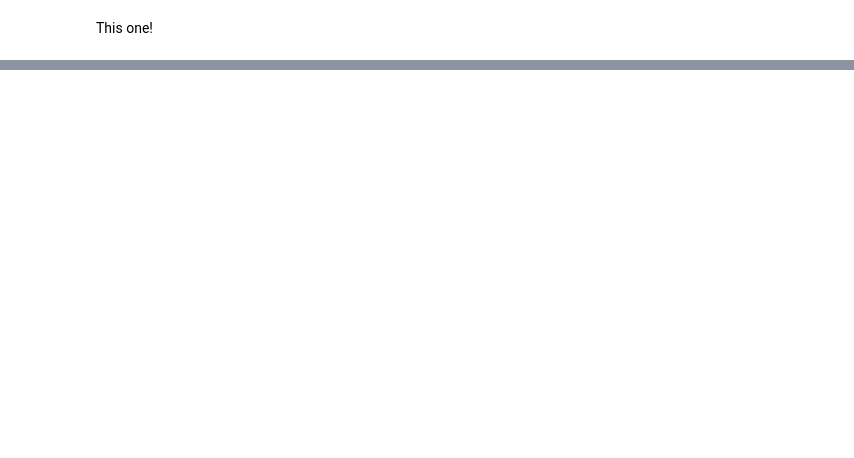
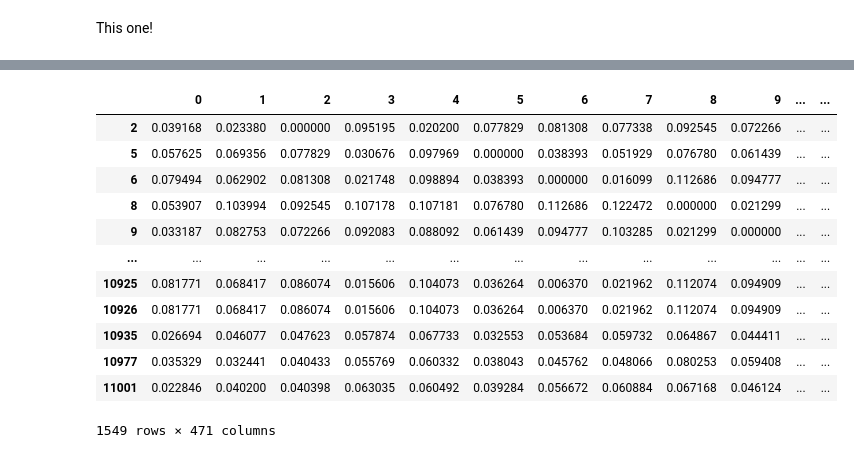
Before and after one commit to MAST30034-Applied-Data-Science/generic-real-estate-consulting-project-group-30, a Jupyter notebook: notebooks/join_datasets.ipynb, the cells around one changed output, grey strips where cells are left out. Drawn from its saved outputs; the diff is of its cells as text; code cells hidden in the pictures; blank space fills up the shorter version.

```diff
--- a/notebooks/join_datasets.ipynb
+++ b/notebooks/join_datasets.ipynb
@@ -69,3 +88,12 @@ df_missing.head(1)
 # 2: we want to get the smallest difference
 # 3: once found, the SA2 code of that centroid, along with the rest of the values in df_centroid, will be imputed to df
 # 4: voila
+# %%
+from shapely.geometry import Point, Polygon
+# this function converts two floats to a point that is recognised by Shapely
+def convert_to_point(row):
+    x = float(row["latitude"])
+    y = float(row["longitude"])
+    return Point(y, x)
+# %%
+df_centroid['point'] = df.apply (lambda row: convert_to_point(row), axis=1)
@@ -71,0 +129,18 @@ df_missing.head(1)
+# %%
+dist_mtrx = s.geometry.apply(lambda g: df_missing['geometry'].distance(g))
+# %%
+dist_mtrx.transpose()
+# %% [output]
+|  | 0 | 1 | 2 | 3 | 4 | 5 | 6 | 7 | 8 | 9 | ... | ... |
+| 2 | 0.039168 | 0.023380 | 0.000000 | 0.095195 | 0.020200 | 0.077829 | 0.081308 | 0.077338 | 0.092545 | 0.072266 | ... | ... |
+| 5 | 0.057625 | 0.069356 | 0.077829 | 0.030676 | 0.097969 | 0.000000 | 0.038393 | 0.051929 | 0.076780 | 0.061439 | ... | ... |
+| 6 | 0.079494 | 0.062902 | 0.081308 | 0.021748 | 0.098894 | 0.038393 | 0.000000 | 0.016099 | 0.112686 | 0.094777 | ... | ... |
+| 8 | 0.053907 | 0.103994 | 0.092545 | 0.107178 | 0.107181 | 0.076780 | 0.112686 | 0.122472 | 0.000000 | 0.021299 | ... | ... |
+| 9 | 0.033187 | 0.082753 | 0.072266 | 0.092083 | 0.088092 | 0.061439 | 0.094777 | 0.103285 | 0.021299 | 0.000000 | ... | ... |
+| ... | ... | ... | ... | ... | ... | ... | ... | ... | ... | ... | ... | ... |
+| 10925 | 0.081771 | 0.068417 | 0.086074 | 0.015606 | 0.104073 | 0.036264 | 0.006370 | 0.021962 | 0.112074 | 0.094909 | ... | ... |
+| 10926 | 0.081771 | 0.068417 | 0.086074 | 0.015606 | 0.104073 | 0.036264 | 0.006370 | 0.021962 | 0.112074 | 0.094909 | ... | ... |
+| 10935 | 0.026694 | 0.046077 | 0.047623 | 0.057874 | 0.067733 | 0.032553 | 0.053684 | 0.059732 | 0.064867 | 0.044411 | ... | ... |
+| 10977 | 0.035329 | 0.032441 | 0.040433 | 0.055769 | 0.060332 | 0.038043 | 0.045762 | 0.048066 | 0.080253 | 0.059408 | ... | ... |
+| 11001 | 0.022846 | 0.040200 | 0.040398 | 0.063035 | 0.060492 | 0.039284 | 0.056672 | 0.060884 | 0.067168 | 0.046124 | ... | ... |
+1549 rows × 471 columns
```
Also changed, not shown: parts of 9 cells of this notebook, 6 other files.
